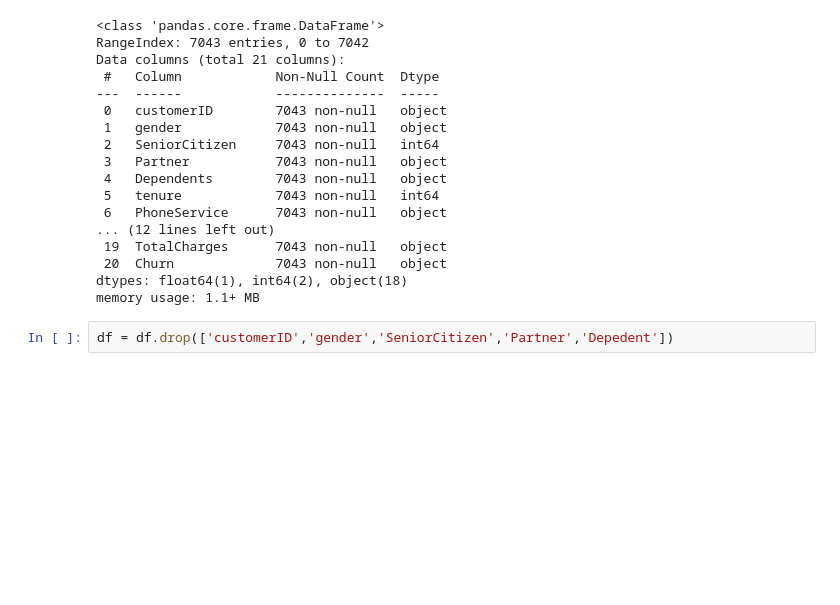
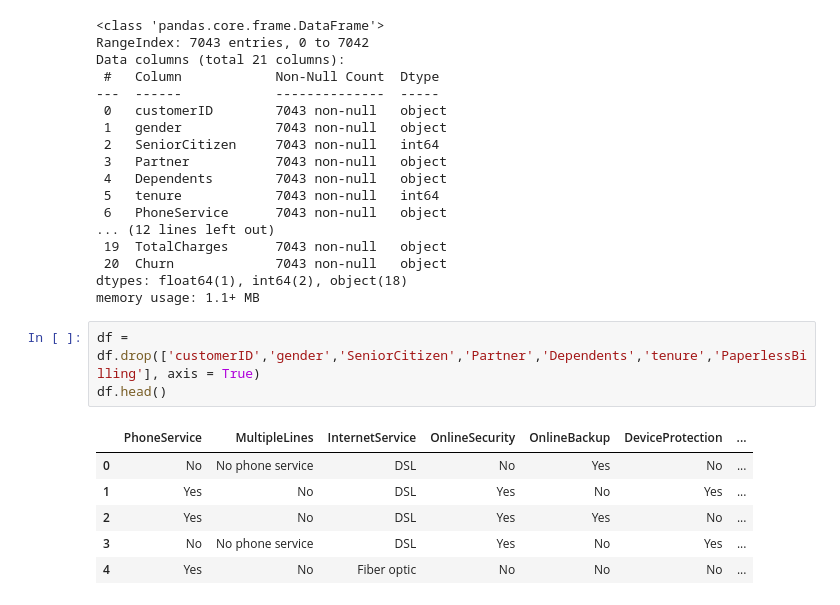
Before and after one commit to Rustydinoco/ML_Learning, a Jupyter notebook: Customer_Churn_NN.ipynb, the cells around one changed output. Saved outputs shown, nothing was run; the diff lists cells and outputs as text; blank space fills up the shorter version.

```diff
--- a/Customer_Churn_NN.ipynb
+++ b/Customer_Churn_NN.ipynb
@@ -62,4 +62,12 @@ Data columns (total 21 columns):
 dtypes: float64(1), int64(2), object(18)
 memory usage: 1.1+ MB
 # %%
-df = df.drop(['customerID','gender','SeniorCitizen','Partner','Depedent'])
+df = df.drop(['customerID','gender','SeniorCitizen','Partner','Dependents','tenure','PaperlessBilling'], axis = True)
+df.head()
+# %% [output]
+|  | PhoneService | MultipleLines | InternetService | OnlineSecurity | OnlineBackup | DeviceProtection | ... |
+| 0 | No | No phone service | DSL | No | Yes | No | ... |
+| 1 | Yes | No | DSL | Yes | No | Yes | ... |
+| 2 | Yes | No | DSL | Yes | Yes | No | ... |
+| 3 | No | No phone service | DSL | Yes | No | Yes | ... |
+| 4 | Yes | No | Fiber optic | No | No | No | ... |
```
Also changed, not shown: parts of 2 cells of this notebook.
